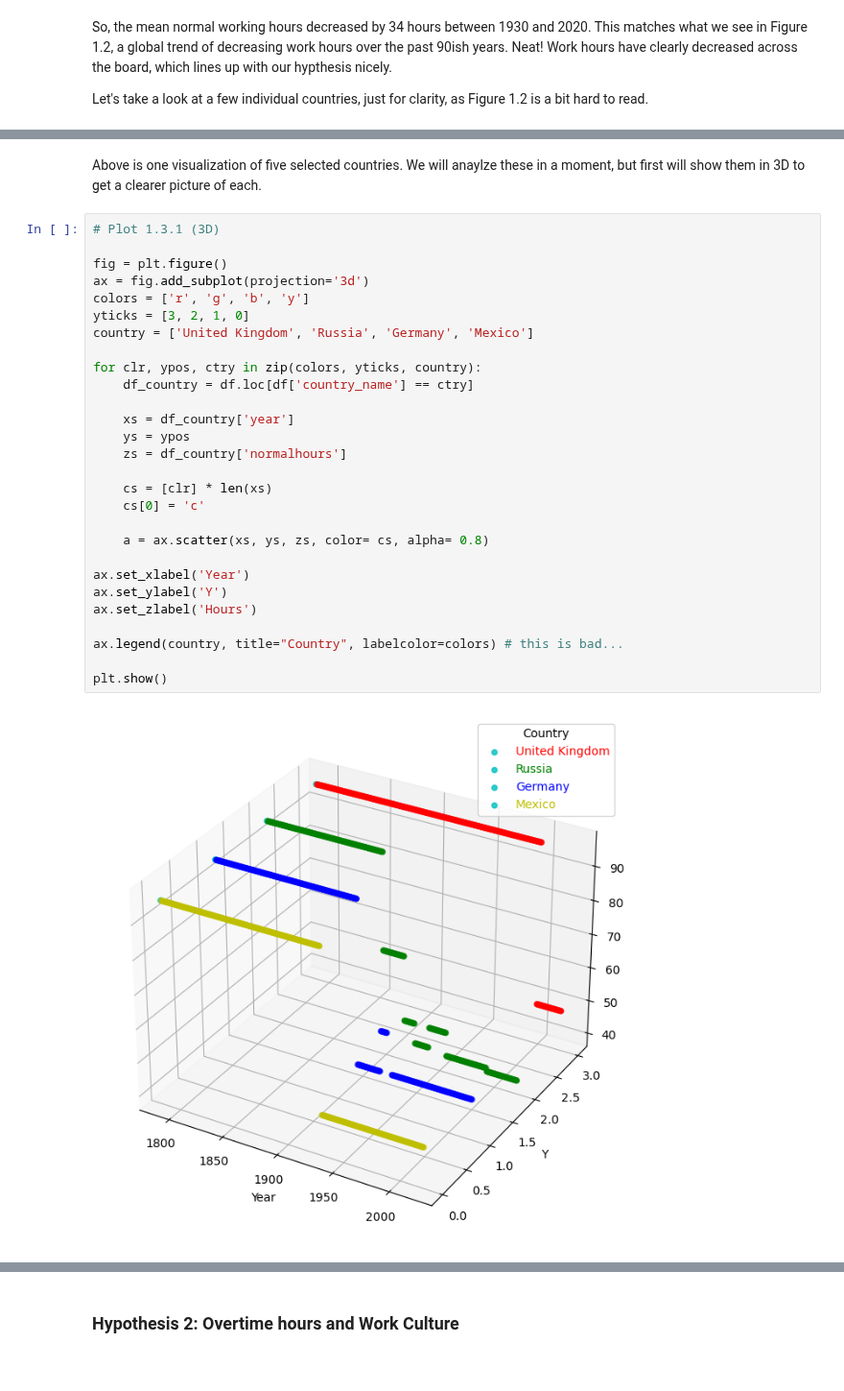
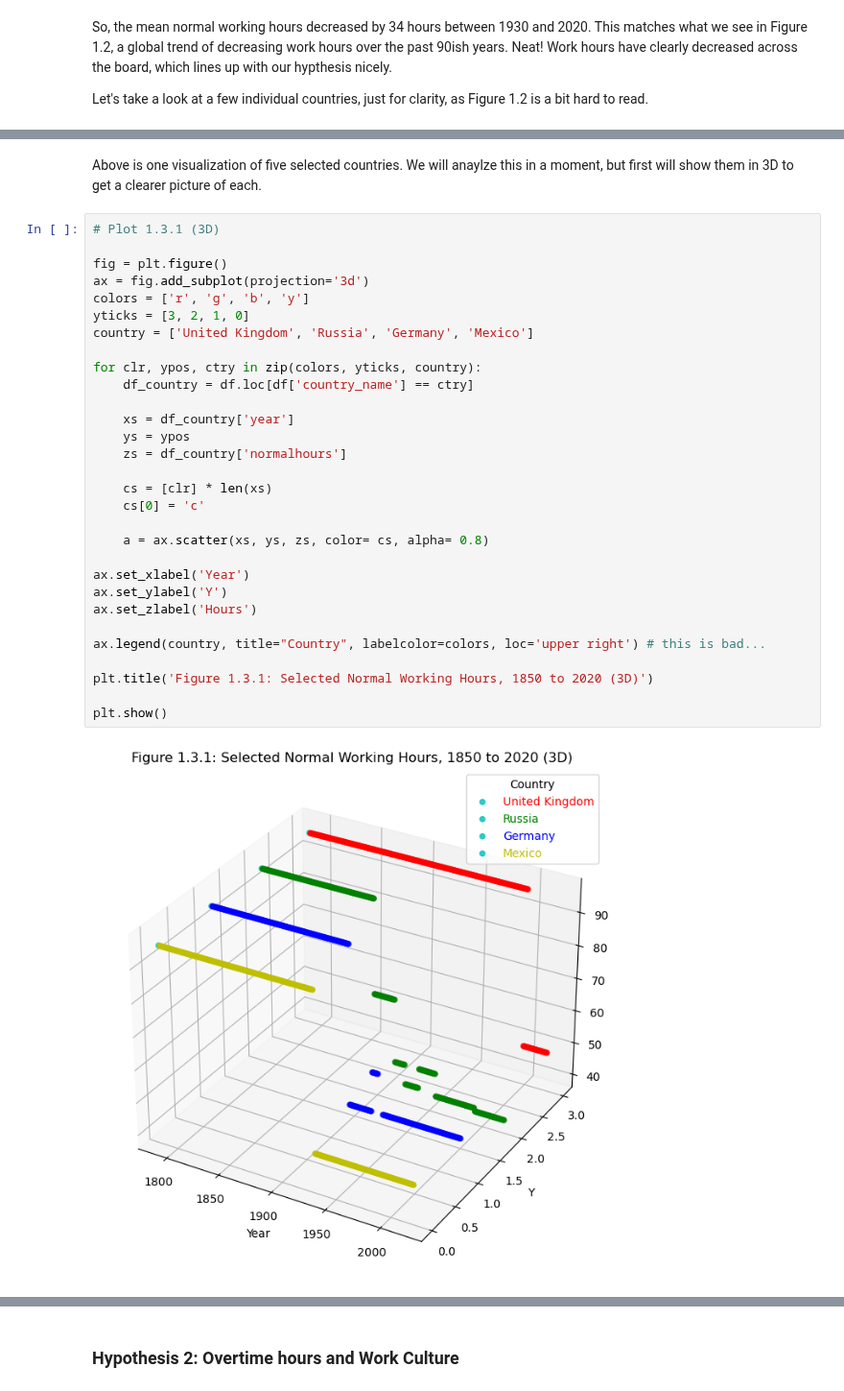
Before and after one commit to trevor-moss/ek121_finalProj, a Jupyter notebook: submission_format.ipynb, the cells around one changed output, grey strips where cells are left out. Shown at 96% size. Saved outputs shown, nothing was run; the diff lists cells and outputs as text.

```diff
--- a/submission_format.ipynb
+++ b/submission_format.ipynb
@@ -124,35 +122,37 @@ plt.show()
 # %% [output]
 [figure]
 # %% [markdown]
-Above is one visualization of five selected countries. We will anaylze these in a moment, but first will show them in 3D to get a clearer picture of each.
+Above is one visualization of five selected countries. We will anaylze this in a moment, but first will show them in 3D to get a clearer picture of each.
 # %%
 # Plot 1.3.1 (3D)
 
 fig = plt.figure()
 ax = fig.add_subplot(projection='3d')
 colors = ['r', 'g', 'b', 'y']
 yticks = [3, 2, 1, 0]
 country = ['United Kingdom', 'Russia', 'Germany', 'Mexico']
 
 for clr, ypos, ctry in zip(colors, yticks, country):
     df_country = df.loc[df['country_name'] == ctry]
 
     xs = df_country['year']
     ys = ypos
     zs = df_country['normalhours']
 
     cs = [clr] * len(xs)
     cs[0] = 'c'
 
     a = ax.scatter(xs, ys, zs, color= cs, alpha= 0.8)
 
 ax.set_xlabel('Year')
 ax.set_ylabel('Y')
 ax.set_zlabel('Hours')
 
-ax.legend(country, title="Country", labelcolor=colors) # this is bad...
+ax.legend(country, title="Country", labelcolor=colors, loc='upper right') # this is bad...
+
+plt.title('Figure 1.3.1: Selected Normal Working Hours, 1850 to 2020 (3D)')
 
 plt.show()
 # %% [output]
-[figure, old version]
+[figure, new version]
 # %% [markdown]
```
Also changed, not shown: parts of 5 cells of this notebook.
